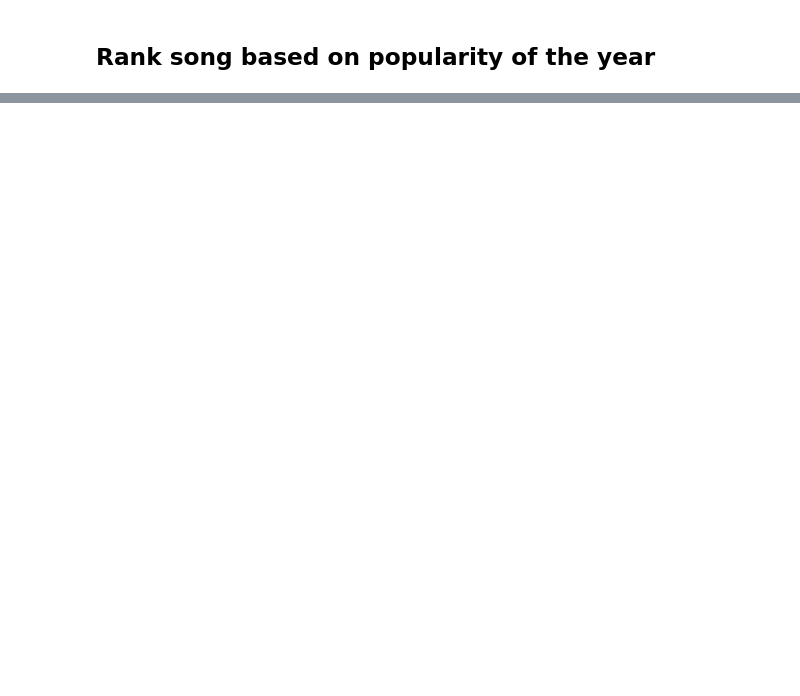
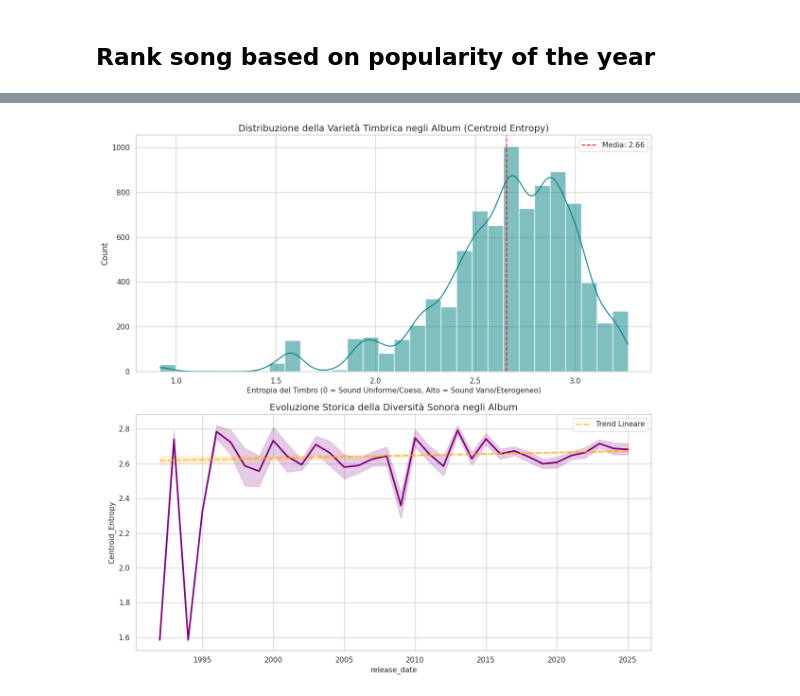
Before and after one commit to Syreel/DataMining, a Jupyter notebook: data_feature_engineering.ipynb, the cells around one changed output, grey strips where cells are left out. Drawn from its saved outputs; the diff is of its cells as text; code cells hidden in the pictures; blank space fills up the shorter version.

```diff
--- a/data_feature_engineering.ipynb
+++ b/data_feature_engineering.ipynb
@@ -619,17 +646,17 @@ print(df[['name_artist', 'title', 'swear_IT', 'swear_EN', 'n_tokens', 'Swear_Rat
 # The year extraction (pd.to_datetime(...).dt.year) creates a temporary Series
 # that is used as the grouping key but is NOT assigned as a permanent column to df.
 df['Rank_by_Year'] = (
-    df.groupby(pd.to_datetime(df['correct_release_date'], errors='coerce').dt.year)['popularity']
+    df.groupby(pd.to_datetime(df['release_date'], errors='coerce').dt.year)['popularity']
     .rank(method='dense', ascending=False)
 )
 
 # 2. Verification Check (Requires temporary Year for filtering in the print statement)
 # Create a temporary Series 'temp_year' for the filter condition only
-temp_year = pd.to_datetime(df['correct_release_date'], errors='coerce').dt.year
+temp_year = pd.to_datetime(df['release_date'], errors='coerce').dt.year
 
 print("Top 5 Tracks Ranked by Popularity in a Specific Year (Example - using year 2020):")
 print(df[temp_year == 2020]
-      [['name_artist', 'title', 'correct_release_date', 'popularity', 'Rank_by_Year']]
+      [['name_artist', 'title', 'release_date', 'popularity', 'Rank_by_Year']]
       .sort_values(by='Rank_by_Year', ascending=True)
       .head(5)
 )
@@ -694,0 +754,78 @@ rondodasosa          MY LIFE          97           1.0
+# %%
+# Creiamo una copia pulita per il grafico
+plot_df = df.dropna(subset=['Centroid_Entropy', 'release_date'])
+
+# Impostiamo lo stile
+sns.set_theme(style="whitegrid")
+fig, axes = plt.subplots(2, 1, figsize=(12, 12))
+
+# ---------------------------------------------------------
+# GRAFICO 1: Distribuzione della Varietà Timbrica (Istogramma)
+# ---------------------------------------------------------
+sns.histplot(
+    data=plot_df,
+    x='Centroid_Entropy',
+    kde=True,          # Aggiunge la curva di densità
+    bins=30,           # Numero di barre
+    color='teal',
+    ax=axes[0]
+)
+
+# Linee di riferimento
+mean_val = plot_df['Centroid_Entropy'].mean()
+axes[0].axvline(mean_val, color='red', linestyle='--', label=f'Media: {mean_val:.2f}')
+
+# TITOLI AGGIORNATI
+axes[0].set_title('Distribuzione della Varietà Timbrica negli Album (Centroid Entropy)', fontsize=14)
+axes[0].set_xlabel('Entropia del Timbro (0 = Sound Uniforme/Coeso, Alto = Sound Vario/Eterogeneo)', fontsize=11)
+axes[0].legend()
+
+# ---------------------------------------------------------
+# GRAFICO 2: Evoluzione Temporale (Media per Anno)
+# ---------------------------------------------------------
+sns.lineplot(
+    data=plot_df,
+    x=plot_df['release_date'].dt.year,
+    y='Centroid_Entropy',
+    color='purple',
+    linewidth=2.5,
+    ax=axes[1]
+)
+
+axes[1].set_title('Evoluzione Storica della Diversità Sonora negli Album', fontsize=14)
+axes[1].set_xlabel('Anno', fontsize=11)
+axes[1].set_ylabel('Entropia Media (Varietà del Sound)', fontsize=11)
+
+# Trend generale
+sns.regplot(
+    data=plot_df,
+    x=plot_df['release_date'].dt.year,
+    y='Centroid_Entropy',
+    scatter=False,
+    color='orange',
+    line_kws={'linestyle': '--', 'alpha': 0.7},
+    ax=axes[1],
+    label='Trend Lineare'
+)
+axes[1].legend()
+
+plt.tight_layout()
+plt.show()
+
+# ---------------------------------------------------------
+# EXTRA: Top 5 Artisti per Varietà Sonora
+# ---------------------------------------------------------
+# Contiamo quante tracce abbiamo per artista per filtrare chi ha pochi dati
+song_counts = df['name_artist'].value_counts()
+valid_artists = song_counts[song_counts >= 10].index
+
+# Calcoliamo la media dell'entropia dei loro album
+artist_entropy = df[df['name_artist'].isin(valid_artists)].groupby('name_artist')['Centroid_Entropy'].mean()
+
+print("--- ARTISTI CON SOUND PIÙ VARIEGATO (Album 'Viaggio') ---")
+print(artist_entropy.sort_values(ascending=False).head(5))
+
+print("\n--- ARTISTI CON SOUND PIÙ COESO/RIPETITIVO (Album 'Monolitic') ---")
+print(artist_entropy.sort_values(ascending=True).head(5))
+# %% [output]
+[figure, added]
```
Also changed, not shown: parts of 12 cells of this notebook, 1 other file.
